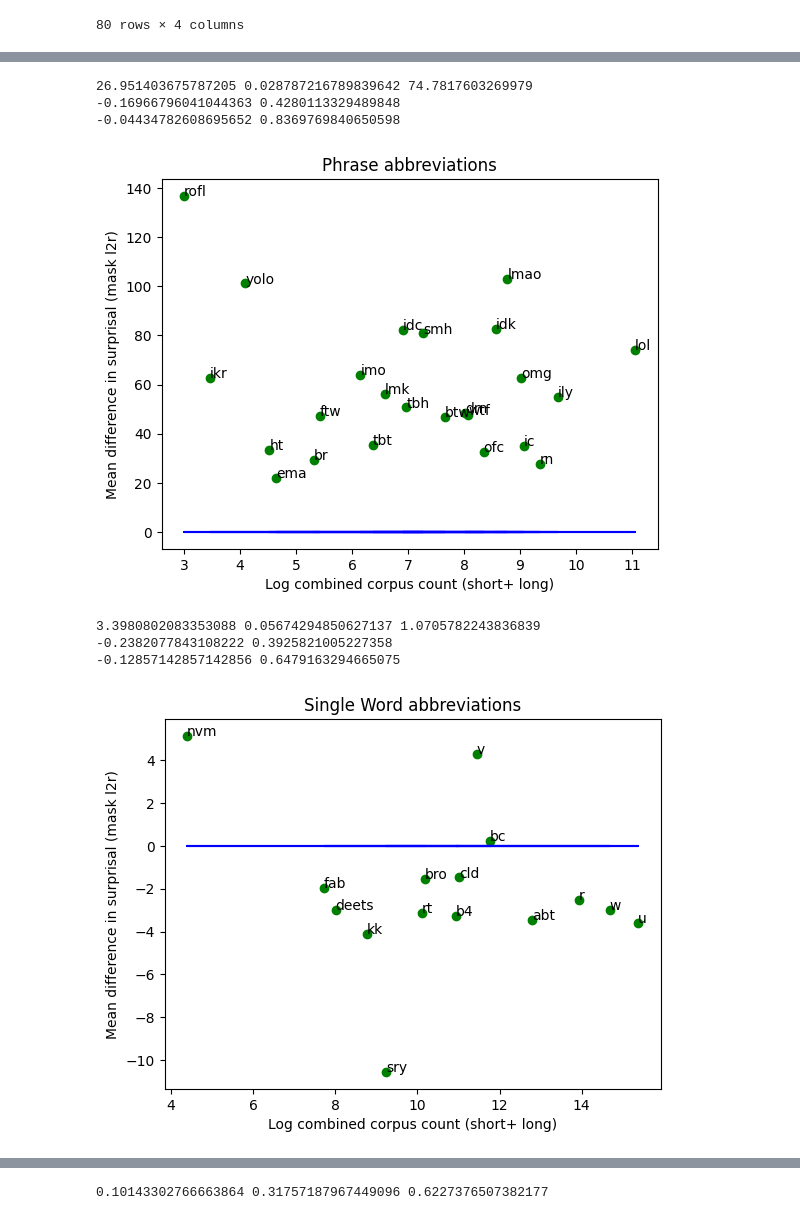
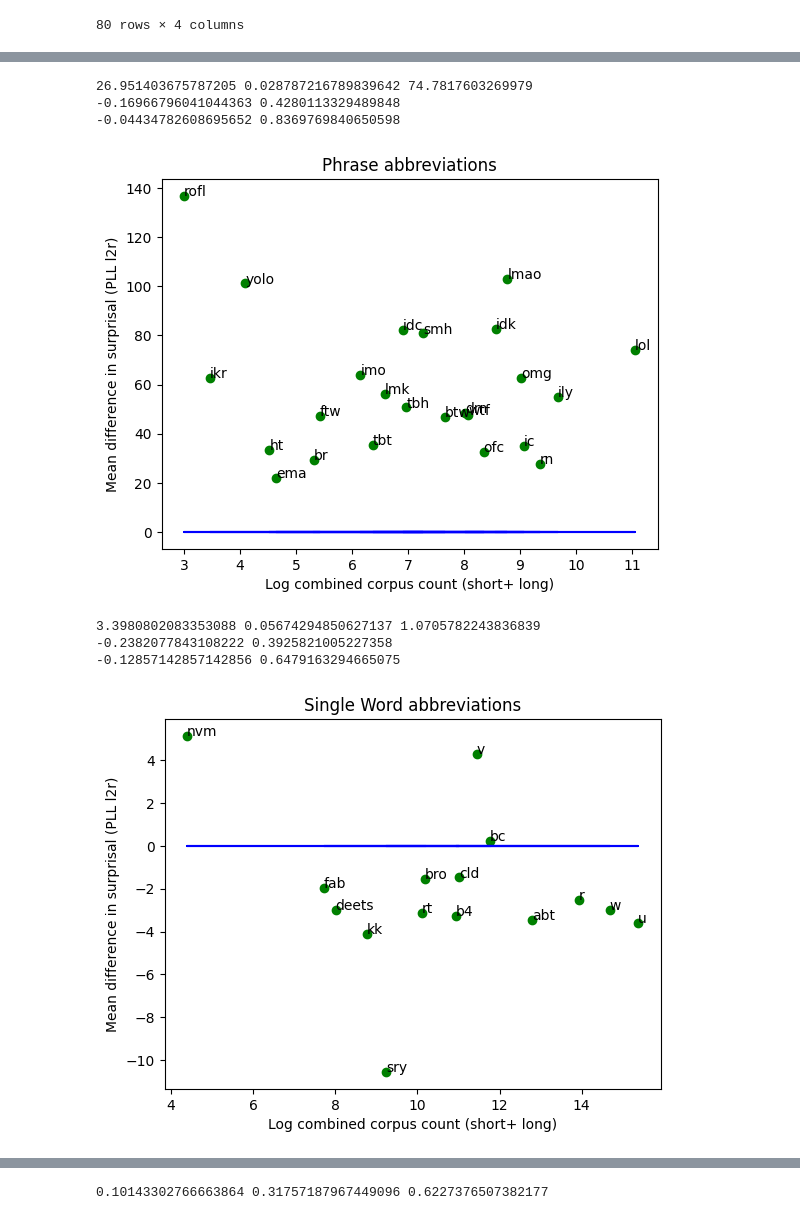
Before and after one commit to erafkin/twitter_abbreviation_word_length, a Jupyter notebook: notebooks/explore.ipynb, the cells around one changed output, grey strips where cells are left out. Cells and saved outputs as stored; diff of their text form; code cells hidden in the pictures.

```diff
--- a/notebooks/explore.ipynb
+++ b/notebooks/explore.ipynb
@@ -295,35 +296,35 @@ x_log_freq = np.log2(x_log_freq).to_numpy()
 x_log_freq =  x_log_freq[:, None]
 
 # predict surprisal
 y_diff_in_surprisal = df_drop_nan["fl_mask_l2r_surprisal_mean"] - df_drop_nan["abbr_mask_l2r_surprisal_mean"]
 y_diff_in_surprisal = y_diff_in_surprisal.to_numpy()
 weights = np.ones_like(y_diff_in_surprisal)
 reg = LinearRegression(copy_X=True, fit_intercept=True).fit(x_log_freq, y_diff_in_surprisal, weights)
 r_squared = reg.score(x_log_freq, y_diff_in_surprisal)
 
 y_predict = reg.predict(x_log_freq)
 mse = (((y_diff_in_surprisal - y_predict)**2 * weights).sum() / weights.sum())**.5
 print(mse, r_squared, reg.intercept_)
 fig, ax = plt.subplots()
 ax.scatter(x_log_freq, y_diff_in_surprisal,color='g')
 for i, txt in enumerate(df_drop_nan["abbreviation"].to_list()):
     ax.annotate(txt, (x_log_freq[i], y_diff_in_surprisal[i]))
 # plt.plot(x_log_freq, reg.predict(x_log_freq),color='red')
 plt.xlabel("Log combined corpus count (short+ long)")
 plt.title("Phrase abbreviations")
-plt.ylabel("Mean difference in surprisal (mask l2r)")
+plt.ylabel("Mean difference in surprisal (PLL l2r)")
 plt.plot(x_log_freq, np.zeros_like(x_log_freq),color='blue')
 corr_pearson, p_value_pearson = scipy.stats.pearsonr(x_log_freq[:, 0], y_diff_in_surprisal)
 corr_spearman, p_value_spearman = scipy.stats.spearmanr(x_log_freq[:, 0], y_diff_in_surprisal)
 print(corr_pearson, p_value_pearson)
 print(corr_spearman, p_value_spearman )
 
 # basically this means that frequency is not a very good predictor i think
 # %% [output]
 26.951403675787205 0.028787216789839642 74.7817603269979
 -0.16966796041044363 0.4280113329489848
 -0.04434782608695652 0.8369769840650598
-[figure, old version]
+[figure, new version]
 # %%
 # replicate what mahwold did but with our pairs: modeling difference in log
 #frequency between short and long forms as a predictor for difference in surprisal
@@ -364,7 +365,7 @@ for i, txt in enumerate(df_drop_nan["abbreviation"].to_list()):
 # plt.plot(x_log_freq, reg.predict(x_log_freq),color='red')
 plt.xlabel("Log combined corpus count (short+ long)")
 plt.title("Single Word abbreviations")
-plt.ylabel("Mean difference in surprisal (mask l2r)")
+plt.ylabel("Mean difference in surprisal (PLL l2r)")
 plt.plot(x_log_freq, np.zeros_like(x_log_freq),color='blue')
 corr_pearson, p_value_pearson = scipy.stats.pearsonr(x_log_freq[:, 0], y_diff_in_surprisal)
 corr_spearman, p_value_spearman = scipy.stats.spearmanr(x_log_freq[:, 0], y_diff_in_surprisal)
@@ -376,7 +377,7 @@ print(corr_spearman, p_value_spearman )
 3.3980802083353088 0.05674294850627137 1.0705782243836839
 -0.2382077843108222 0.3925821005227358
 -0.12857142857142856 0.6479163294665075
-[figure, old version]
+[figure, new version]
 # %%
 # replicate what mahwold did but with our pairs: modeling difference in log
 #frequency between short and long forms as a predictor for difference in surprisal
```
Also changed, not shown: parts of 4 cells of this notebook, 4 other files.
